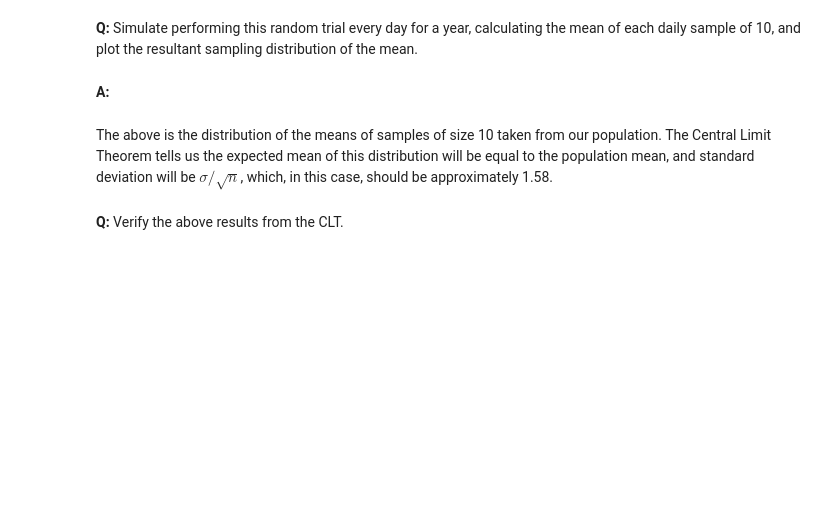
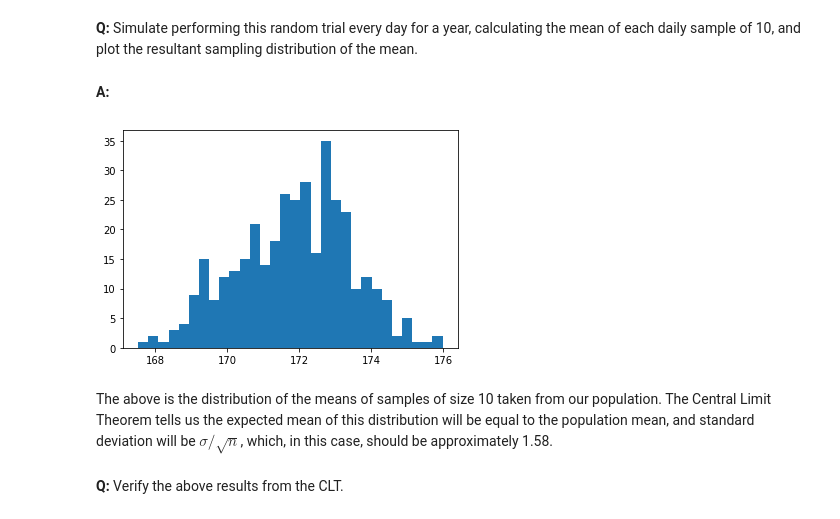
Before and after one commit to nina-driver/Springboard, a Jupyter notebook: inferential_statistics_frequentist/inferential_statistics_1a-Q6.25.ipynb, the cells around one changed output. Cells and saved outputs as stored; diff of their text form; code cells hidden in the pictures; blank space fills up the shorter version.

```diff
--- a/inferential_statistics_frequentist/inferential_statistics_1a-Q6.25.ipynb
+++ b/inferential_statistics_frequentist/inferential_statistics_1a-Q6.25.ipynb
@@ -224,6 +224,12 @@ __A:__
 # %%
 seed(47)
 # take your samples here
+year_of_samples = [np.mean(townsfolk_sampler(10)) for sample in range(365)]
+# %%
+plt.hist(year_of_samples, bins=30)
+plt.show()
+# %% [output]
+[figure, added]
 # %% [markdown]
 The above is the distribution of the means of samples of size 10 taken from our population. The Central Limit Theorem tells us the expected mean of this distribution will be equal to the population mean, and standard deviation will be $\sigma / \sqrt n$, which, in this case, should be approximately 1.58.
 # %% [markdown]
```
Also changed, not shown: parts of 26 cells of this notebook.
